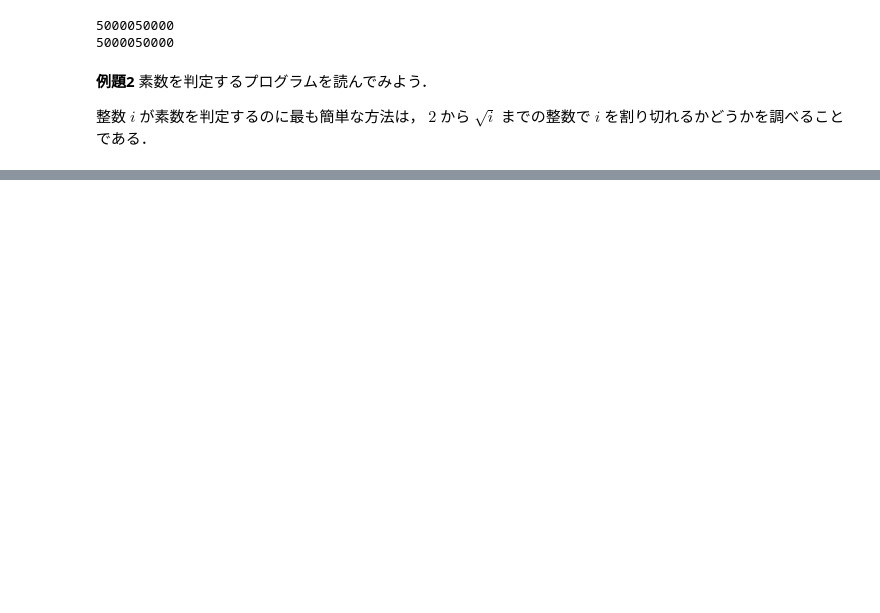
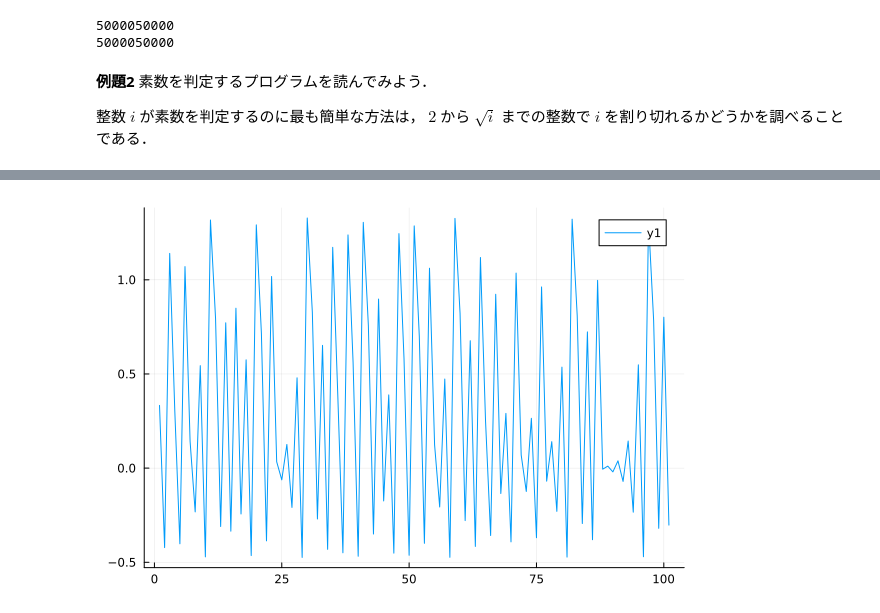
Before and after one commit to hibiki-kato/Lecture_Julia_ja, a Jupyter notebook: src/lesson1.ipynb, the cells around one changed output, grey strips where cells are left out. Cells and saved outputs as stored; diff of their text form; code cells hidden in the pictures; blank space fills up the shorter version.

```diff
--- a/src/lesson1.ipynb
+++ b/src/lesson1.ipynb
@@ -84,0 +174,26 @@ InexactError: InexactError: Int64(6573.9240944811645)
+# %%
+using Plots# プロット用のパッケージをインポート(使いますよという宣言)
+
+# ロジスティック写像の定義
+function logistic(x, r) # x: 現在の値, r: パラメータ
+    return r * x * (1 - x) # 受け取ったx, rに対してロジスティック写像を適用して返す
+end
+
+x_0 = 0.333 # 初期値
+r = -1.9 # パラメータ (-2~4の範囲で変化させてみましょう)
+n = 100 # 繰り返し回数
+
+x = zeros(n + 1) # x の値を格納する配列(ベクトル)を用意(長さは n+1 にしておく)
+
+# ベクトルのi番目の要素にアクセスするときは x[i] と書く
+x[1] = x_0 # 初期値を代入
+
+# i番目の要素x[i]を使って，i+1番目の要素x[i+1]を計算する操作をn回繰り返す
+for i in 1:n
+    x[i+1] = logistic(x[i], r)
+end
+
+# ベクトルを可視化してみる
+plot(x)
+# %% [output]
+[figure, added]
```
Also changed, not shown: parts of 12 cells of this notebook, 3 other files.
